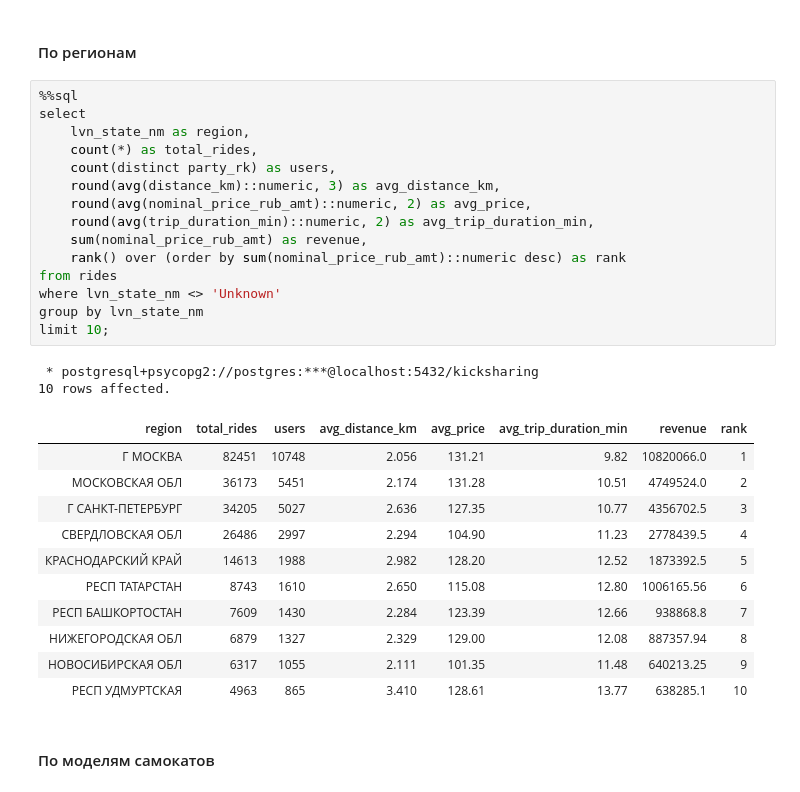
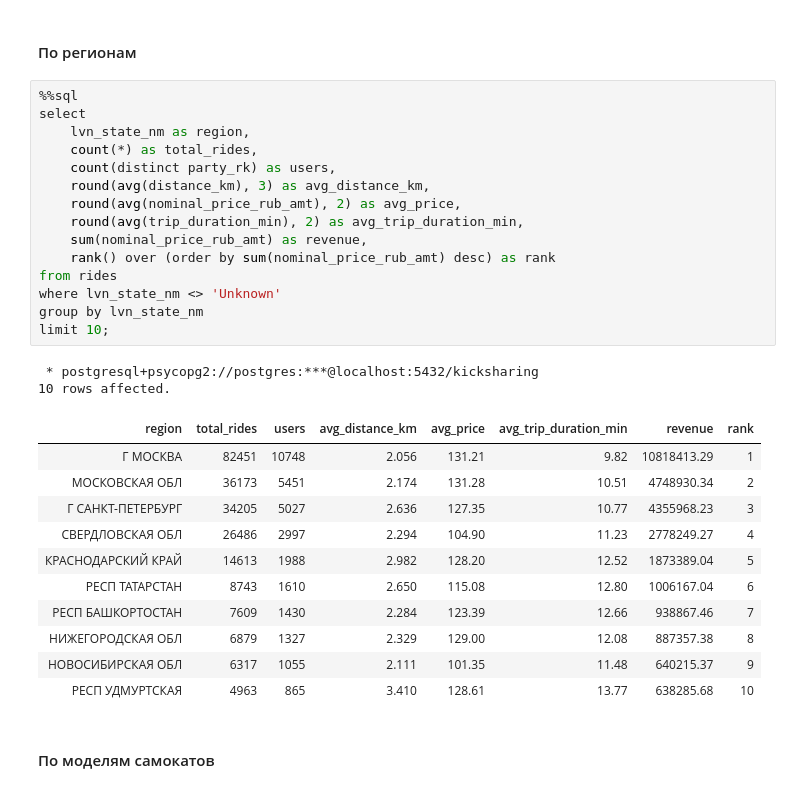
Before and after one commit to george-gh5/kicksharing-analysis, a Jupyter notebook: notebooks/3_sql_queries.ipynb, the cells around one changed output. Cells and saved outputs as stored; diff of their text form.

```diff
--- a/notebooks/3_sql_queries.ipynb
+++ b/notebooks/3_sql_queries.ipynb
@@ -546,32 +567,32 @@ group by gender_cd;
 # %%
 %%sql
 select
     lvn_state_nm as region,
     count(*) as total_rides,
     count(distinct party_rk) as users,
-    round(avg(distance_km)::numeric, 3) as avg_distance_km,
-    round(avg(nominal_price_rub_amt)::numeric, 2) as avg_price,
-    round(avg(trip_duration_min)::numeric, 2) as avg_trip_duration_min,
+    round(avg(distance_km), 3) as avg_distance_km,
+    round(avg(nominal_price_rub_amt), 2) as avg_price,
+    round(avg(trip_duration_min), 2) as avg_trip_duration_min,
     sum(nominal_price_rub_amt) as revenue,
-    rank() over (order by sum(nominal_price_rub_amt)::numeric desc) as rank
+    rank() over (order by sum(nominal_price_rub_amt) desc) as rank
 from rides
 where lvn_state_nm <> 'Unknown'
 group by lvn_state_nm
 limit 10;
 # %% [output]
  * postgresql+psycopg2://postgres:***@localhost:5432/kicksharing
 10 rows affected.
 | region | total_rides | users | avg_distance_km | avg_price | avg_trip_duration_min | revenue | rank |
-| Г МОСКВА | 82451 | 10748 | 2.056 | 131.21 | 9.82 | 10820066.0 | 1 |
-| МОСКОВСКАЯ ОБЛ | 36173 | 5451 | 2.174 | 131.28 | 10.51 | 4749524.0 | 2 |
-| Г САНКТ-ПЕТЕРБУРГ | 34205 | 5027 | 2.636 | 127.35 | 10.77 | 4356702.5 | 3 |
-| СВЕРДЛОВСКАЯ ОБЛ | 26486 | 2997 | 2.294 | 104.90 | 11.23 | 2778439.5 | 4 |
-| КРАСНОДАРСКИЙ КРАЙ | 14613 | 1988 | 2.982 | 128.20 | 12.52 | 1873392.5 | 5 |
-| РЕСП ТАТАРСТАН | 8743 | 1610 | 2.650 | 115.08 | 12.80 | 1006165.56 | 6 |
-| РЕСП БАШКОРТОСТАН | 7609 | 1430 | 2.284 | 123.39 | 12.66 | 938868.8 | 7 |
-| НИЖЕГОРОДСКАЯ ОБЛ | 6879 | 1327 | 2.329 | 129.00 | 12.08 | 887357.94 | 8 |
-| НОВОСИБИРСКАЯ ОБЛ | 6317 | 1055 | 2.111 | 101.35 | 11.48 | 640213.25 | 9 |
-| РЕСП УДМУРТСКАЯ | 4963 | 865 | 3.410 | 128.61 | 13.77 | 638285.1 | 10 |
+| Г МОСКВА | 82451 | 10748 | 2.056 | 131.21 | 9.82 | 10818413.29 | 1 |
+| МОСКОВСКАЯ ОБЛ | 36173 | 5451 | 2.174 | 131.28 | 10.51 | 4748930.34 | 2 |
+| Г САНКТ-ПЕТЕРБУРГ | 34205 | 5027 | 2.636 | 127.35 | 10.77 | 4355968.23 | 3 |
+| СВЕРДЛОВСКАЯ ОБЛ | 26486 | 2997 | 2.294 | 104.90 | 11.23 | 2778249.27 | 4 |
+| КРАСНОДАРСКИЙ КРАЙ | 14613 | 1988 | 2.982 | 128.20 | 12.52 | 1873389.04 | 5 |
+| РЕСП ТАТАРСТАН | 8743 | 1610 | 2.650 | 115.08 | 12.80 | 1006167.04 | 6 |
+| РЕСП БАШКОРТОСТАН | 7609 | 1430 | 2.284 | 123.39 | 12.66 | 938867.46 | 7 |
+| НИЖЕГОРОДСКАЯ ОБЛ | 6879 | 1327 | 2.329 | 129.00 | 12.08 | 887357.38 | 8 |
+| НОВОСИБИРСКАЯ ОБЛ | 6317 | 1055 | 2.111 | 101.35 | 11.48 | 640215.37 | 9 |
+| РЕСП УДМУРТСКАЯ | 4963 | 865 | 3.410 | 128.61 | 13.77 | 638285.68 | 10 |
 # %% [markdown]
 #### По моделям самокатов
 # %%
```
Also changed, not shown: parts of 20 cells of this notebook, 2 other files.
